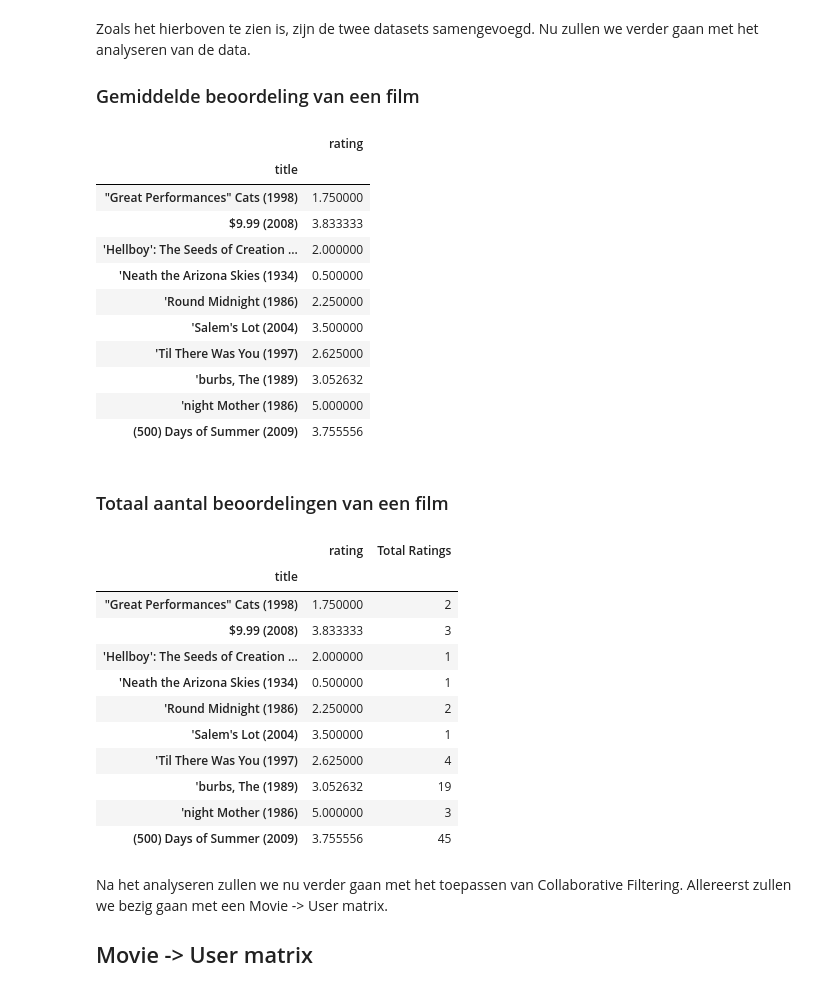
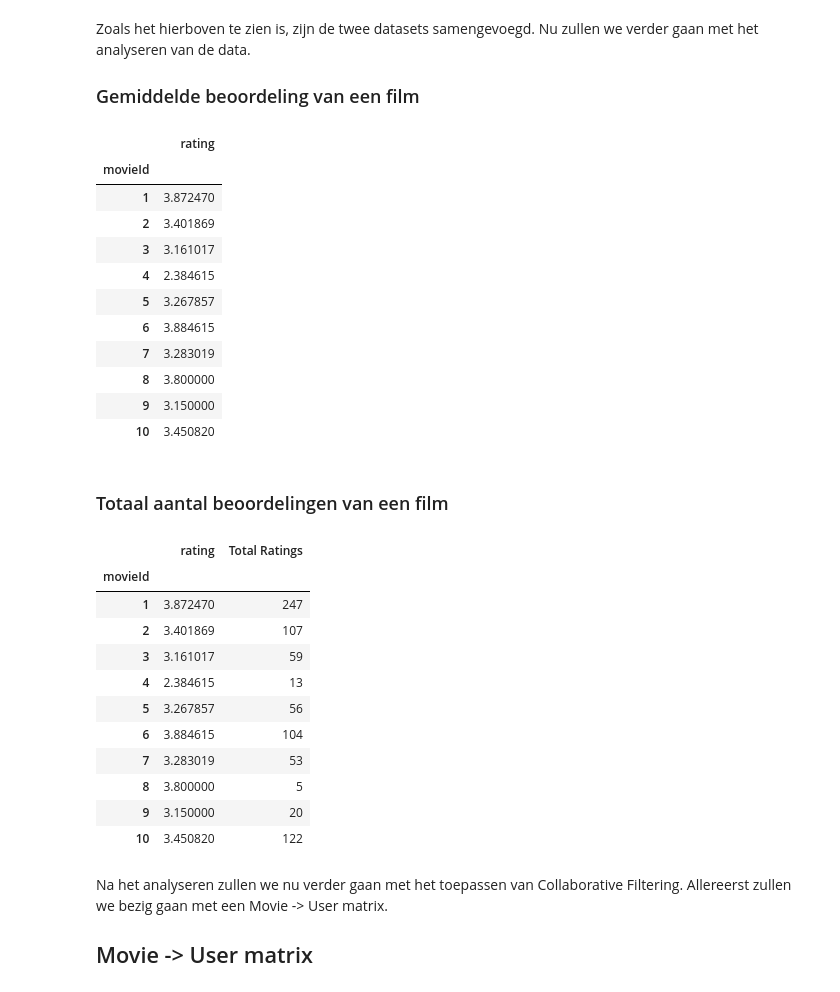
Before and after one commit to isahin1997/00MySchool, a Jupyter notebook: schoolopdrachten/BD_MWB/MLBD-Assignment1-retake/Collaborative Filtering.ipynb, the cells around one changed output. Saved outputs shown, nothing was run; the diff lists cells and outputs as text; code cells hidden in the pictures.

```diff
--- a/schoolopdrachten/BD_MWB/MLBD-Assignment1-retake/Collaborative Filtering.ipynb
+++ b/schoolopdrachten/BD_MWB/MLBD-Assignment1-retake/Collaborative Filtering.ipynb
@@ -167,39 +168,39 @@ Zoals het hierboven te zien is, zijn de twee datasets samengevoegd. Nu zullen we
 
 ### Gemiddelde beoordeling van een film
 # %%
-average_ratings = pd.DataFrame(df_test.groupby('title')['rating'].mean())
+average_ratings = pd.DataFrame(df_test.groupby('movieId')['rating'].mean())
 average_ratings.head(10)
 # %% [output]
 |  | rating |
-| title |  |
-| "Great Performances" Cats (1998) | 1.750000 |
-| $9.99 (2008) | 3.833333 |
-| 'Hellboy': The Seeds of Creation ... | 2.000000 |
-| 'Neath the Arizona Skies (1934) | 0.500000 |
-| 'Round Midnight (1986) | 2.250000 |
-| 'Salem's Lot (2004) | 3.500000 |
-| 'Til There Was You (1997) | 2.625000 |
-| 'burbs, The (1989) | 3.052632 |
-| 'night Mother (1986) | 5.000000 |
-| (500) Days of Summer (2009) | 3.755556 |
+| movieId |  |
+| 1 | 3.872470 |
+| 2 | 3.401869 |
+| 3 | 3.161017 |
+| 4 | 2.384615 |
+| 5 | 3.267857 |
+| 6 | 3.884615 |
+| 7 | 3.283019 |
+| 8 | 3.800000 |
+| 9 | 3.150000 |
+| 10 | 3.450820 |
 # %% [markdown]
 ### Totaal aantal beoordelingen van een film
 # %%
-average_ratings['Total Ratings'] = pd.DataFrame(df_test.groupby('title')['rating'].count())
+average_ratings['Total Ratings'] = pd.DataFrame(df_test.groupby('movieId')['rating'].count())
 average_ratings.head(10)
 # %% [output]
 |  | rating | Total Ratings |
-| title |  |  |
-| "Great Performances" Cats (1998) | 1.750000 | 2 |
-| $9.99 (2008) | 3.833333 | 3 |
-| 'Hellboy': The Seeds of Creation ... | 2.000000 | 1 |
-| 'Neath the Arizona Skies (1934) | 0.500000 | 1 |
-| 'Round Midnight (1986) | 2.250000 | 2 |
-| 'Salem's Lot (2004) | 3.500000 | 1 |
-| 'Til There Was You (1997) | 2.625000 | 4 |
-| 'burbs, The (1989) | 3.052632 | 19 |
-| 'night Mother (1986) | 5.000000 | 3 |
-| (500) Days of Summer (2009) | 3.755556 | 45 |
+| movieId |  |  |
+| 1 | 3.872470 | 247 |
+| 2 | 3.401869 | 107 |
+| 3 | 3.161017 | 59 |
+| 4 | 2.384615 | 13 |
+| 5 | 3.267857 | 56 |
+| 6 | 3.884615 | 104 |
+| 7 | 3.283019 | 53 |
+| 8 | 3.800000 | 5 |
+| 9 | 3.150000 | 20 |
+| 10 | 3.450820 | 122 |
 # %% [markdown]
 Na het analyseren zullen we nu verder gaan met het toepassen van Collaborative Filtering. Allereerst zullen we bezig gaan met een Movie -> User matrix.
 
```
Also changed, not shown: parts of 75 cells of this notebook, 1 other file.
